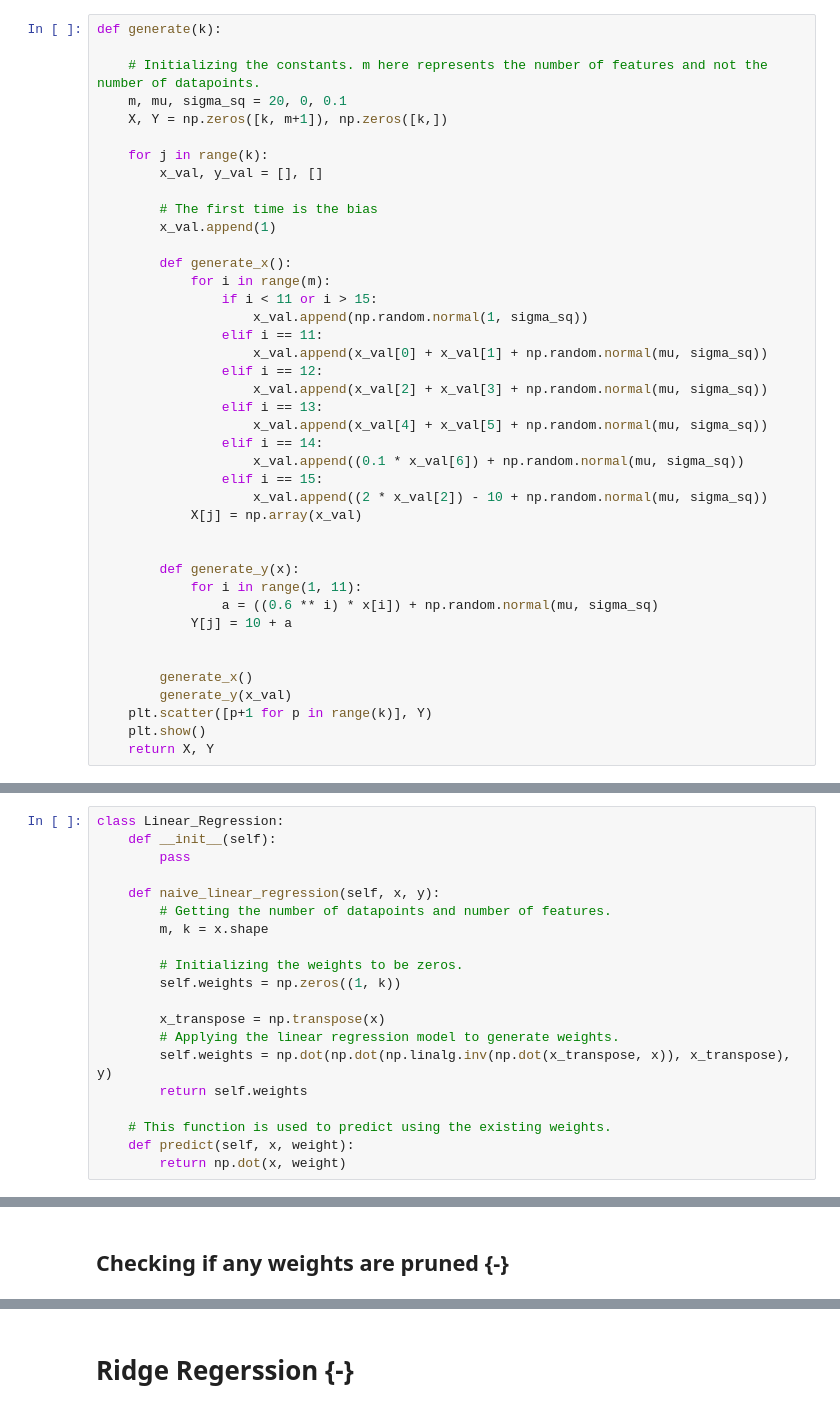
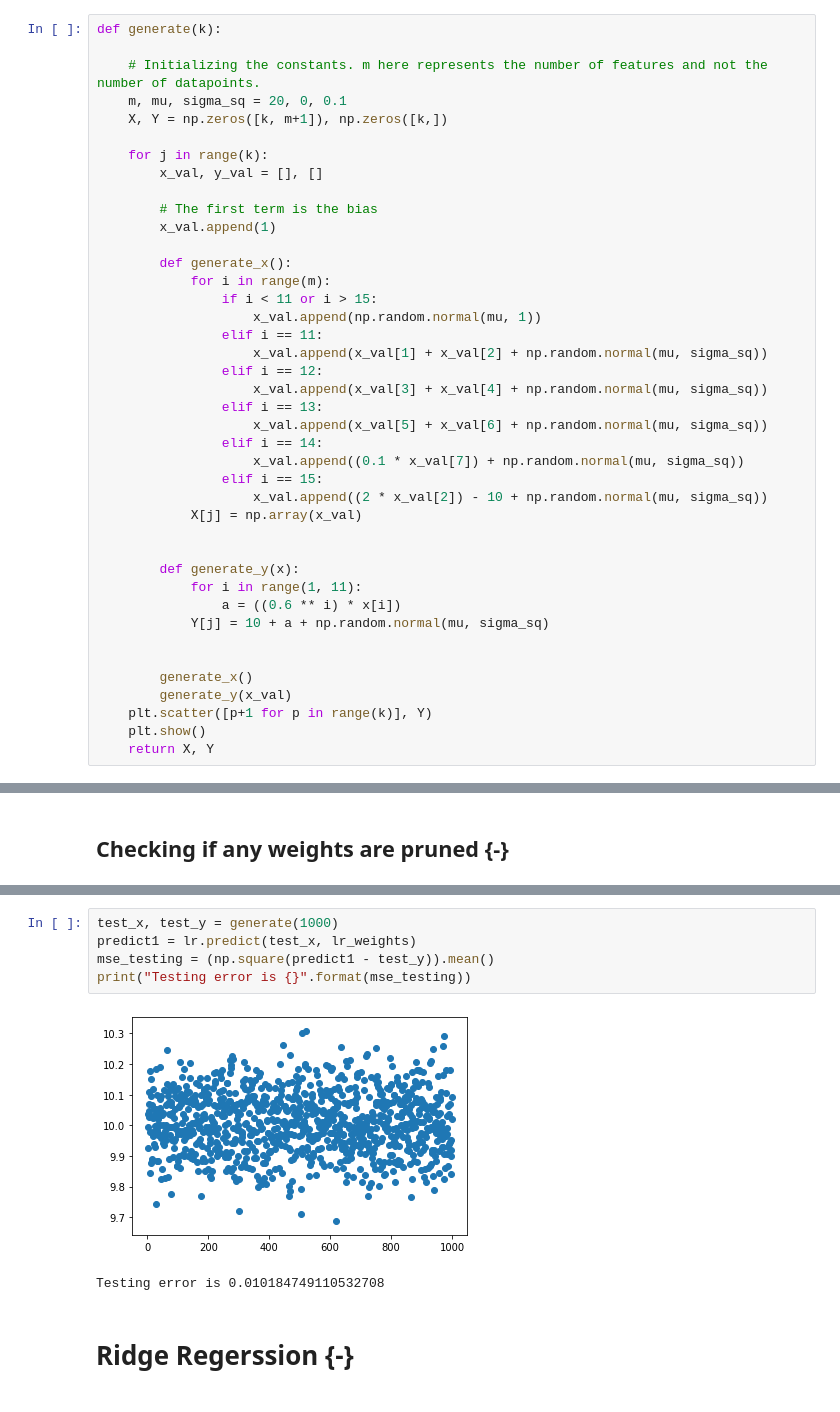
Before and after one commit to harsh-bhatt-25/ML_CS536, a Jupyter notebook: Assignment 5/Linear Regression.ipynb, the cells around one changed output, grey strips where cells are left out. Saved outputs shown, nothing was run; the diff lists cells and outputs as text.

```diff
--- a/Assignment 5/Linear Regression.ipynb
+++ b/Assignment 5/Linear Regression.ipynb
@@ -13,21 +13,21 @@ def generate(k):
     for j in range(k):
         x_val, y_val = [], []
 
-        # The first time is the bias
+        # The first term is the bias
         x_val.append(1)
 
         def generate_x():
             for i in range(m):
                 if i < 11 or i > 15:
-                    x_val.append(np.random.normal(1, sigma_sq))
+                    x_val.append(np.random.normal(mu, 1))
                 elif i == 11:
-                    x_val.append(x_val[0] + x_val[1] + np.random.normal(mu, sigma_sq))
+                    x_val.append(x_val[1] + x_val[2] + np.random.normal(mu, sigma_sq))
                 elif i == 12:
-                    x_val.append(x_val[2] + x_val[3] + np.random.normal(mu, sigma_sq))
+                    x_val.append(x_val[3] + x_val[4] + np.random.normal(mu, sigma_sq))
                 elif i == 13:
-                    x_val.append(x_val[4] + x_val[5] + np.random.normal(mu, sigma_sq))
+                    x_val.append(x_val[5] + x_val[6] + np.random.normal(mu, sigma_sq))
                 elif i == 14:
-                    x_val.append((0.1 * x_val[6]) + np.random.normal(mu, sigma_sq))
+                    x_val.append((0.1 * x_val[7]) + np.random.normal(mu, sigma_sq))
                 elif i == 15:
                     x_val.append((2 * x_val[2]) - 10 + np.random.normal(mu, sigma_sq))
             X[j] = np.array(x_val)
@@ -35,8 +35,8 @@ def generate(k):
 
         def generate_y(x):
             for i in range(1, 11):
-                a = ((0.6 ** i) * x[i]) + np.random.normal(mu, sigma_sq)
-            Y[j] = 10 + a
+                a = ((0.6 ** i) * x[i])
+            Y[j] = 10 + a + np.random.normal(mu, sigma_sq)
 
 
         generate_x()
@@ -52,20 +51,0 @@ lr_x, lr_y = generate(1000)
-# %%
-class Linear_Regression:
-    def __init__(self):
-        pass
-
-    def naive_linear_regression(self, x, y):
-        # Getting the number of datapoints and number of features.
-        m, k = x.shape
-
-        # Initializing the weights to be zeros.
-        self.weights = np.zeros((1, k))
-
-        x_transpose = np.transpose(x)
-        # Applying the linear regression model to generate weights.
-        self.weights = np.dot(np.dot(np.linalg.inv(np.dot(x_transpose, x)), x_transpose), y)
-        return self.weights
-
-    # This function is used to predict using the existing weights.
-    def predict(self, x, weight):
-        return np.dot(x, weight)
@@ -120,3 +128,11 @@ As we can see, there is no feature whose weight is 0. As a result, we can say th
+# %%
+test_x, test_y = generate(1000)
+predict1 = lr.predict(test_x, lr_weights)
+mse_testing = (np.square(predict1 - test_y)).mean()
+print("Testing error is {}".format(mse_testing))
+# %% [output]
+[figure, added]
+Testing error is 0.010184749110532708
 # %% [markdown]
 # Ridge Regerssion {-}
 # %%
```
Also changed, not shown: parts of 44 cells of this notebook, 1 other file.
